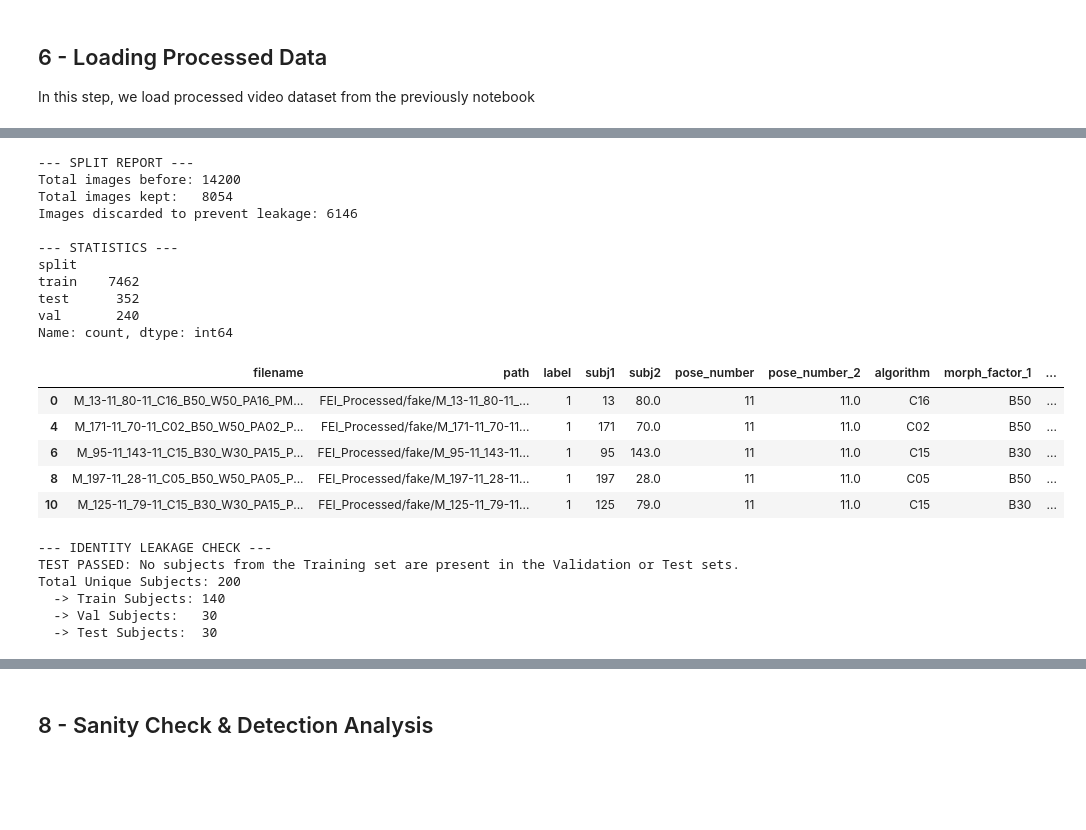
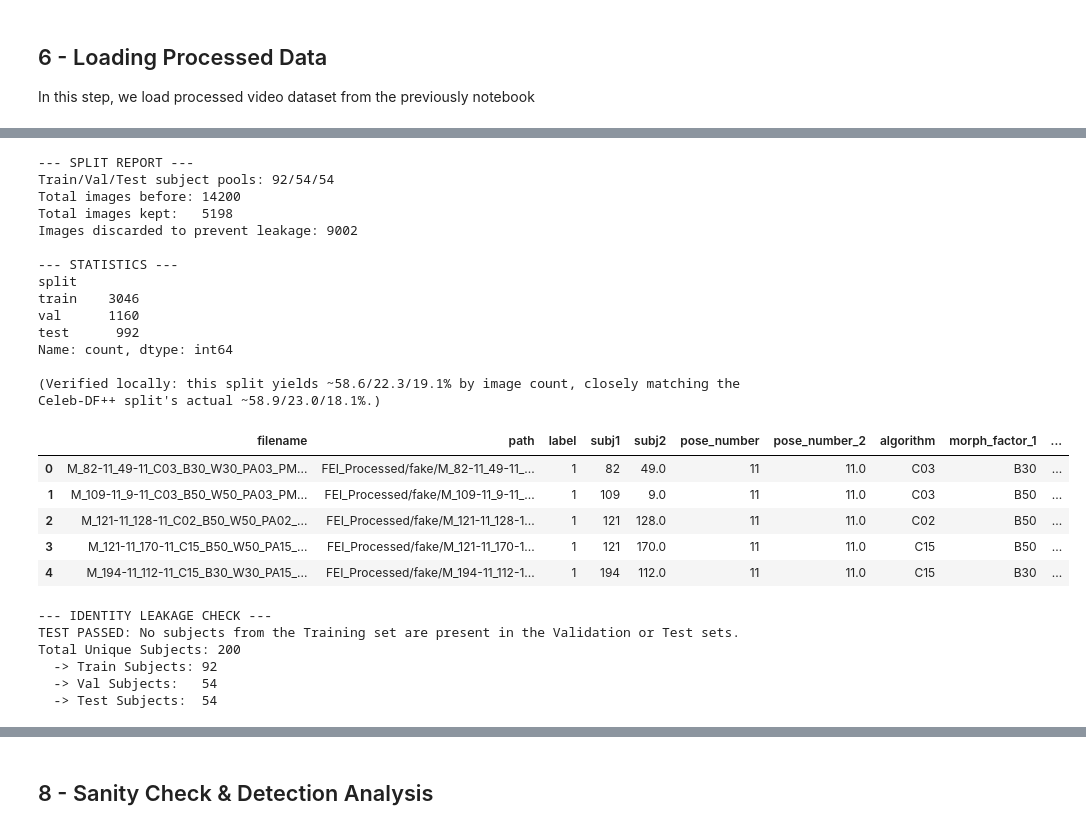
Before and after one commit to luciapola04/internship-deepfake-forensic, a Jupyter notebook: deepfake-forensics-pipeline/02_Extended_Framework/Datasets/02_data_split_fei.ipynb, the cells around one changed output, grey strips where cells are left out. Drawn from its saved outputs; the diff is of its cells as text; code cells hidden in the pictures; blank space fills up the shorter version.

```diff
--- a/deepfake-forensics-pipeline/02_Extended_Framework/Datasets/02_data_split_fei.ipynb
+++ b/deepfake-forensics-pipeline/02_Extended_Framework/Datasets/02_data_split_fei.ipynb
@@ -54,5 +56,5 @@ This rigorous method ensures **zero identity overlap** between splits. While thi
 # %%
-def split_fei_by_breaking_links(df, train_size=0.7, val_size=0.15):
+def split_fei_by_breaking_links(df, train_size=0.46, val_size=0.27):
     all_subjects = sorted(list(set(df['subj1'].unique())))
     random.seed(42)
     random.shuffle(all_subjects)
@@ -79,43 +81,49 @@ def split_fei_by_breaking_links(df, train_size=0.7, val_size=0.15):
         if s1 in val_pool and s2 in val_pool: return 'val'
         if s1 in test_pool and s2 in test_pool: return 'test'
 
         # If Subj1 is in Train but Subj2 is in Test, we DISCARD to prevent leakage
         return 'discard'
 
     df['split'] = df.apply(assign, axis=1)
 
 
     df_final = df[df['split'] != 'discard'].copy()
 
     print(f"--- SPLIT REPORT ---")
+    print(f"Train/Val/Test subject pools: {len(train_pool)}/{len(val_pool)}/{len(test_pool)}")
     print(f"Total images before: {len(df)}")
     print(f"Total images kept:   {len(df_final)}")
     print(f"Images discarded to prevent leakage: {len(df) - len(df_final)}")
     return df_final
 
 full_fei_processed_df = split_fei_by_breaking_links(full_fei_processed_df)
 
 print("\n--- STATISTICS ---")
 print(full_fei_processed_df['split'].value_counts())
+print("\n(Verified locally: this split yields ~58.6/22.3/19.1% by image count, closely matching"
+      " the Celeb-DF++ split's actual ~58.9/23.0/18.1%.)")
 full_fei_processed_df.head()
 # %% [output]
 --- SPLIT REPORT ---
+Train/Val/Test subject pools: 92/54/54
 Total images before: 14200
-Total images kept:   8054
-Images discarded to prevent leakage: 6146
+Total images kept:   5198
+Images discarded to prevent leakage: 9002
 
 --- STATISTICS ---
 split
-train    7462
-test      352
-val       240
+train    3046
+val      1160
+test      992
 Name: count, dtype: int64
+
+(Verified locally: this split yields ~58.6/22.3/19.1% by image count, closely matching the Celeb-DF++ split's actual ~58.9/23.0/18.1%.)
 |  | filename | path | label | subj1 | subj2 | pose_number | pose_number_2 | algorithm | morph_factor_1 | ... |
-| 0 | M_13-11_80-11_C16_B50_W50_PA16_PM... | FEI_Processed/fake/M_13-11_80-11_... | 1 | 13 | 80.0 | 11 | 11.0 | C16 | B50 | ... |
-| 4 | M_171-11_70-11_C02_B50_W50_PA02_P... | FEI_Processed/fake/M_171-11_70-11... | 1 | 171 | 70.0 | 11 | 11.0 | C02 | B50 | ... |
-| 6 | M_95-11_143-11_C15_B30_W30_PA15_P... | FEI_Processed/fake/M_95-11_143-11... | 1 | 95 | 143.0 | 11 | 11.0 | C15 | B30 | ... |
-| 8 | M_197-11_28-11_C05_B50_W50_PA05_P... | FEI_Processed/fake/M_197-11_28-11... | 1 | 197 | 28.0 | 11 | 11.0 | C05 | B50 | ... |
-| 10 | M_125-11_79-11_C15_B30_W30_PA15_P... | FEI_Processed/fake/M_125-11_79-11... | 1 | 125 | 79.0 | 11 | 11.0 | C15 | B30 | ... |
+| 0 | M_82-11_49-11_C03_B30_W30_PA03_PM... | FEI_Processed/fake/M_82-11_49-11_... | 1 | 82 | 49.0 | 11 | 11.0 | C03 | B30 | ... |
+| 1 | M_109-11_9-11_C03_B50_W50_PA03_PM... | FEI_Processed/fake/M_109-11_9-11_... | 1 | 109 | 9.0 | 11 | 11.0 | C03 | B50 | ... |
+| 2 | M_121-11_128-11_C02_B50_W50_PA02_... | FEI_Processed/fake/M_121-11_128-1... | 1 | 121 | 128.0 | 11 | 11.0 | C02 | B50 | ... |
+| 3 | M_121-11_170-11_C15_B50_W50_PA15_... | FEI_Processed/fake/M_121-11_170-1... | 1 | 121 | 170.0 | 11 | 11.0 | C15 | B50 | ... |
+| 4 | M_194-11_112-11_C15_B30_W30_PA15_... | FEI_Processed/fake/M_194-11_112-1... | 1 | 194 | 112.0 | 11 | 11.0 | C15 | B30 | ... |
 # %%
 train_subjs = set(full_fei_processed_df[full_fei_processed_df['split'] == 'train']['subj1'].unique())
 val_subjs   = set(full_fei_processed_df[full_fei_processed_df['split'] == 'val']['subj1'].unique())
@@ -145,9 +153,9 @@ else:
 --- IDENTITY LEAKAGE CHECK ---
 TEST PASSED: No subjects from the Training set are present in the Validation or Test sets.
 Total Unique Subjects: 200
-  -> Train Subjects: 140
-  -> Val Subjects:   30
-  -> Test Subjects:  30
+  -> Train Subjects: 92
+  -> Val Subjects:   54
+  -> Test Subjects:  54
 # %%
 # CONFIGURATION
 source_root = "FEI_Processed"
```
Also changed, not shown: parts of 4 cells of this notebook, 4 other files.
